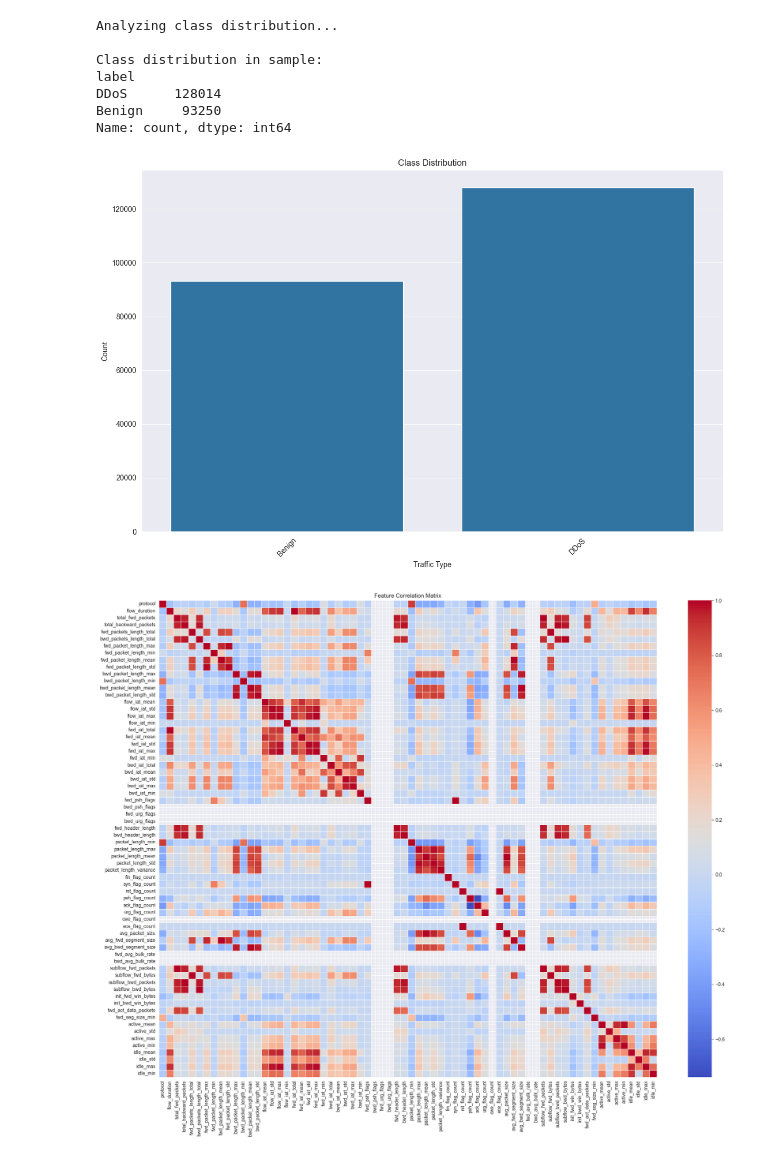
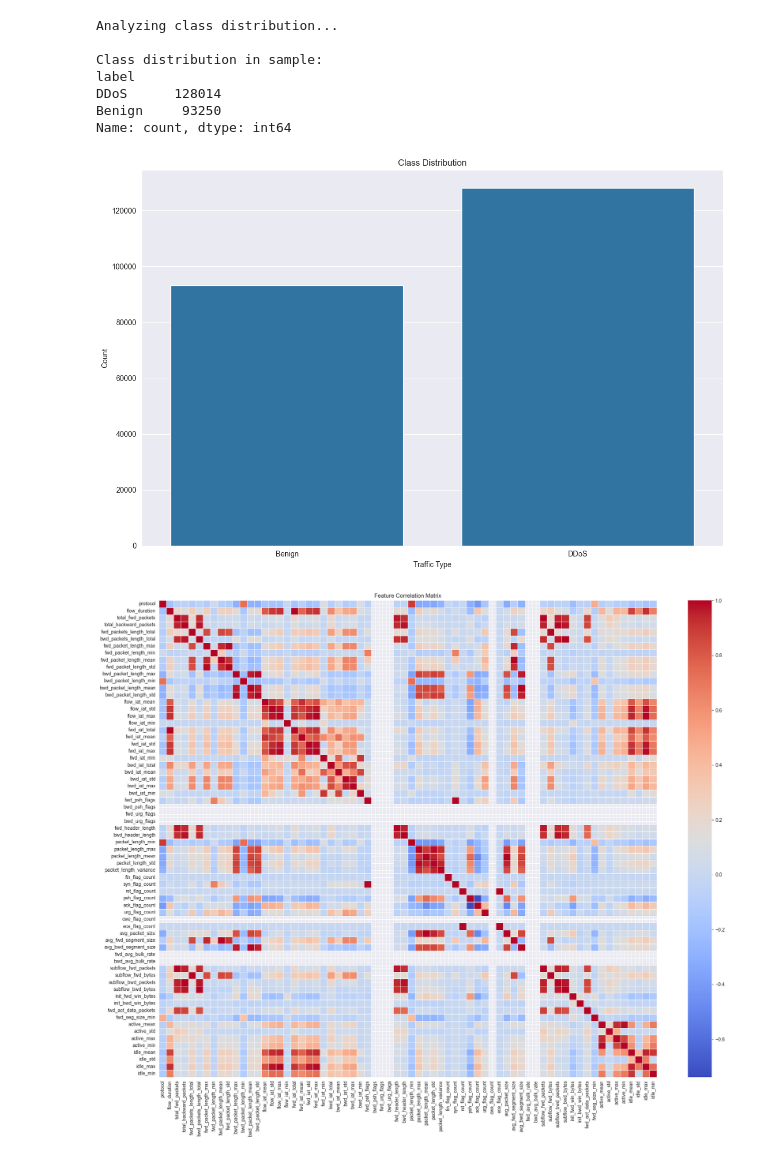
Before and after one commit to seema469/AAI540_FinalProject_Team5, a Jupyter notebook: src/eda.ipynb, the cells around one changed output. Drawn from its saved outputs; the diff is of its cells as text; code cells hidden in the pictures.

```diff
--- a/src/eda.ipynb
+++ b/src/eda.ipynb
@@ -97,12 +105,11 @@ Name: count, dtype: int64
 # %%
 sns.countplot(x='label', data=df_full)
 plt.title('Class Distribution')
 plt.xlabel('Traffic Type')
 plt.ylabel('Count')
-plt.xticks(rotation=45)
 plt.tight_layout()
 # %% [output]
-[figure, old version]
+[figure, new version]
 # %%
 # Feature correlation
 numeric_columns = df_full.select_dtypes(include=['int64', 'float64']).columns
```
Also changed, not shown: parts of 2 cells of this notebook.
